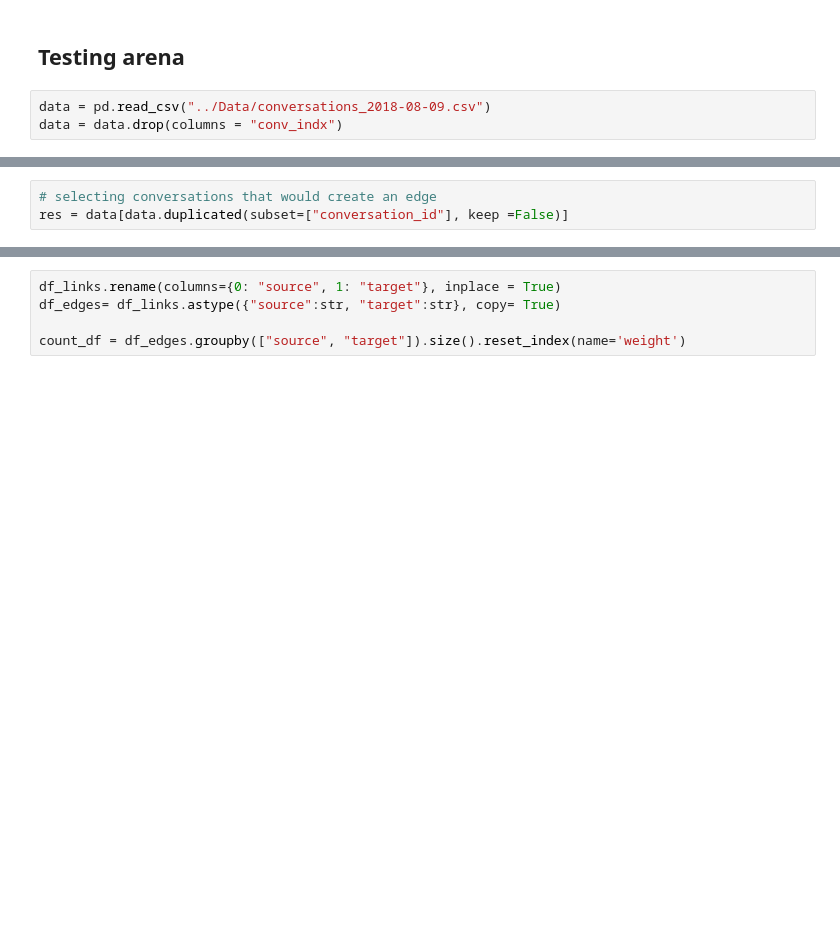
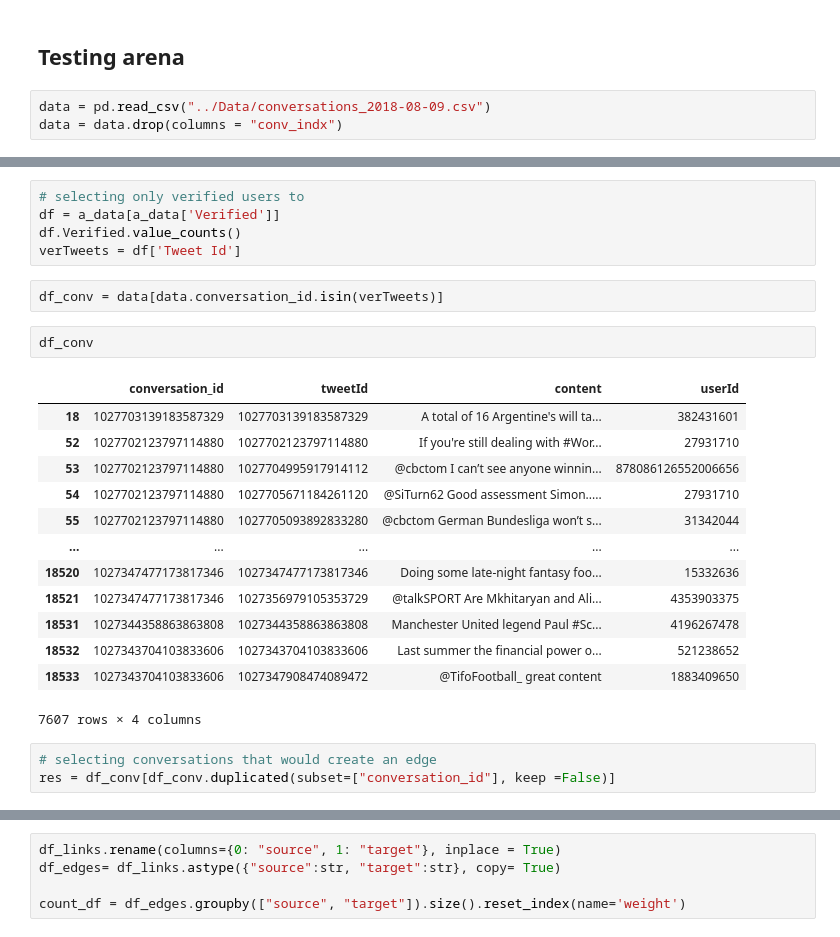
Before and after one commit to marilin99/Net_sci_sports, a Jupyter notebook: Network analysis/test.ipynb, the cells around one changed output, grey strips where cells are left out. Cells and saved outputs as stored; diff of their text form; blank space fills up the shorter version.

```diff
--- a/Network analysis/test.ipynb
+++ b/Network analysis/test.ipynb
@@ -261,6 +294,29 @@ data = data.drop(columns = "conv_indx")
+# %%
+# selecting only verified users to
+df = a_data[a_data['Verified']]
+df.Verified.value_counts()
+verTweets = df['Tweet Id']
+# %%
+df_conv = data[data.conversation_id.isin(verTweets)]
+# %%
+df_conv
+# %% [output]
+|  | conversation_id | tweetId | content | userId |
+| 18 | 1027703139183587329 | 1027703139183587329 | A total of 16 Argentine's will ta... | 382431601 |
+| 52 | 1027702123797114880 | 1027702123797114880 | If you're still dealing with #Wor... | 27931710 |
+| 53 | 1027702123797114880 | 1027704995917914112 | @cbctom I can’t see anyone winnin... | 878086126552006656 |
+| 54 | 1027702123797114880 | 1027705671184261120 | @SiTurn62 Good assessment Simon..... | 27931710 |
+| 55 | 1027702123797114880 | 1027705093892833280 | @cbctom German Bundesliga won’t s... | 31342044 |
+| ... | ... | ... | ... | ... |
+| 18520 | 1027347477173817346 | 1027347477173817346 | Doing some late-night fantasy foo... | 15332636 |
+| 18521 | 1027347477173817346 | 1027356979105353729 | @talkSPORT Are Mkhitaryan and Ali... | 4353903375 |
+| 18531 | 1027344358863863808 | 1027344358863863808 | Manchester United legend Paul #Sc... | 4196267478 |
+| 18532 | 1027343704103833606 | 1027343704103833606 | Last summer the financial power o... | 521238652 |
+| 18533 | 1027343704103833606 | 1027347908474089472 | @TifoFootball_ great content | 1883409650 |
+7607 rows × 4 columns
 # %%
 # selecting conversations that would create an edge
-res = data[data.duplicated(subset=["conversation_id"], keep =False)]
+res = df_conv[df_conv.duplicated(subset=["conversation_id"], keep =False)]
 # %%
 res.head()
 # %% [output]
```
Also changed, not shown: parts of 6 cells of this notebook.
